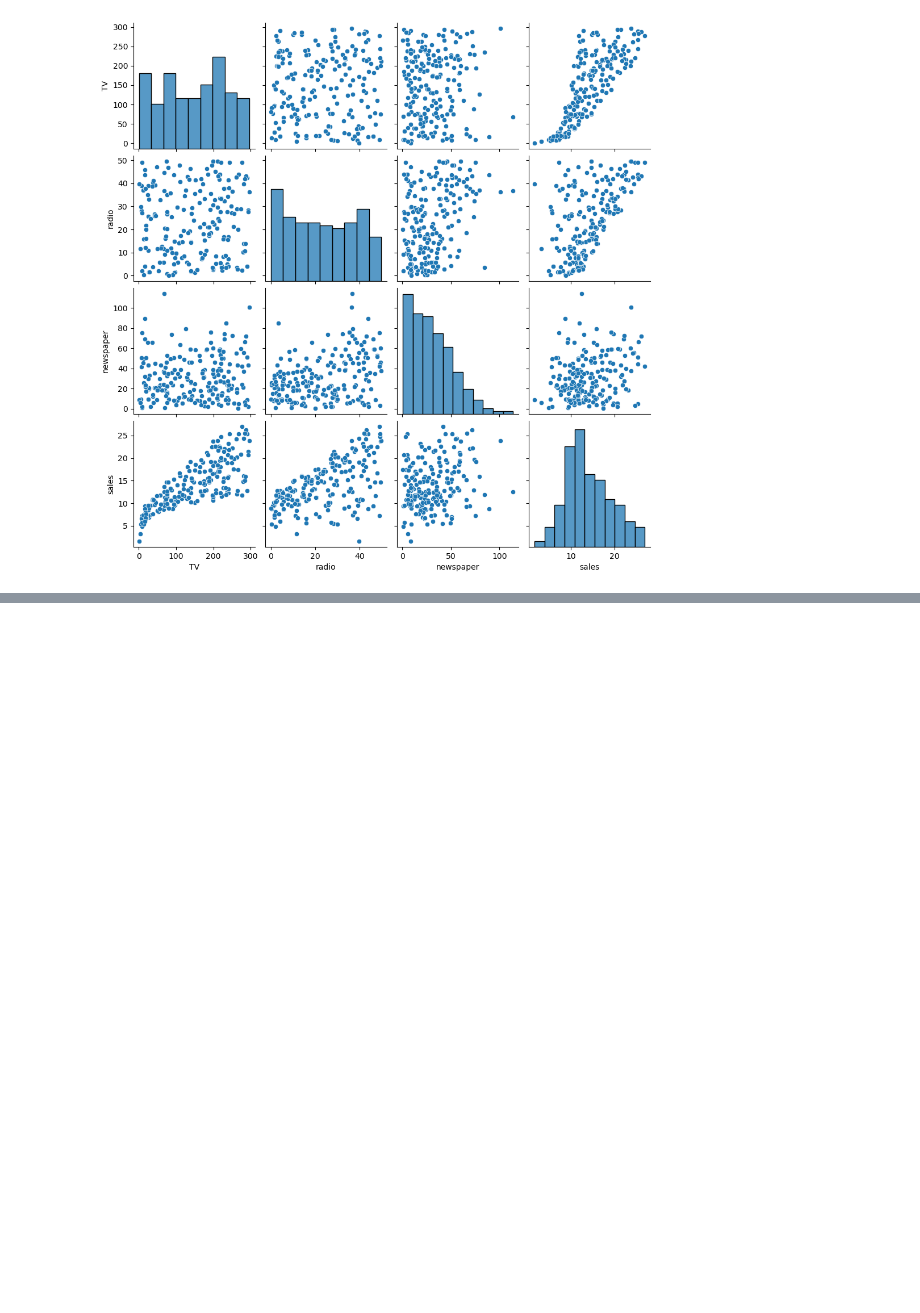
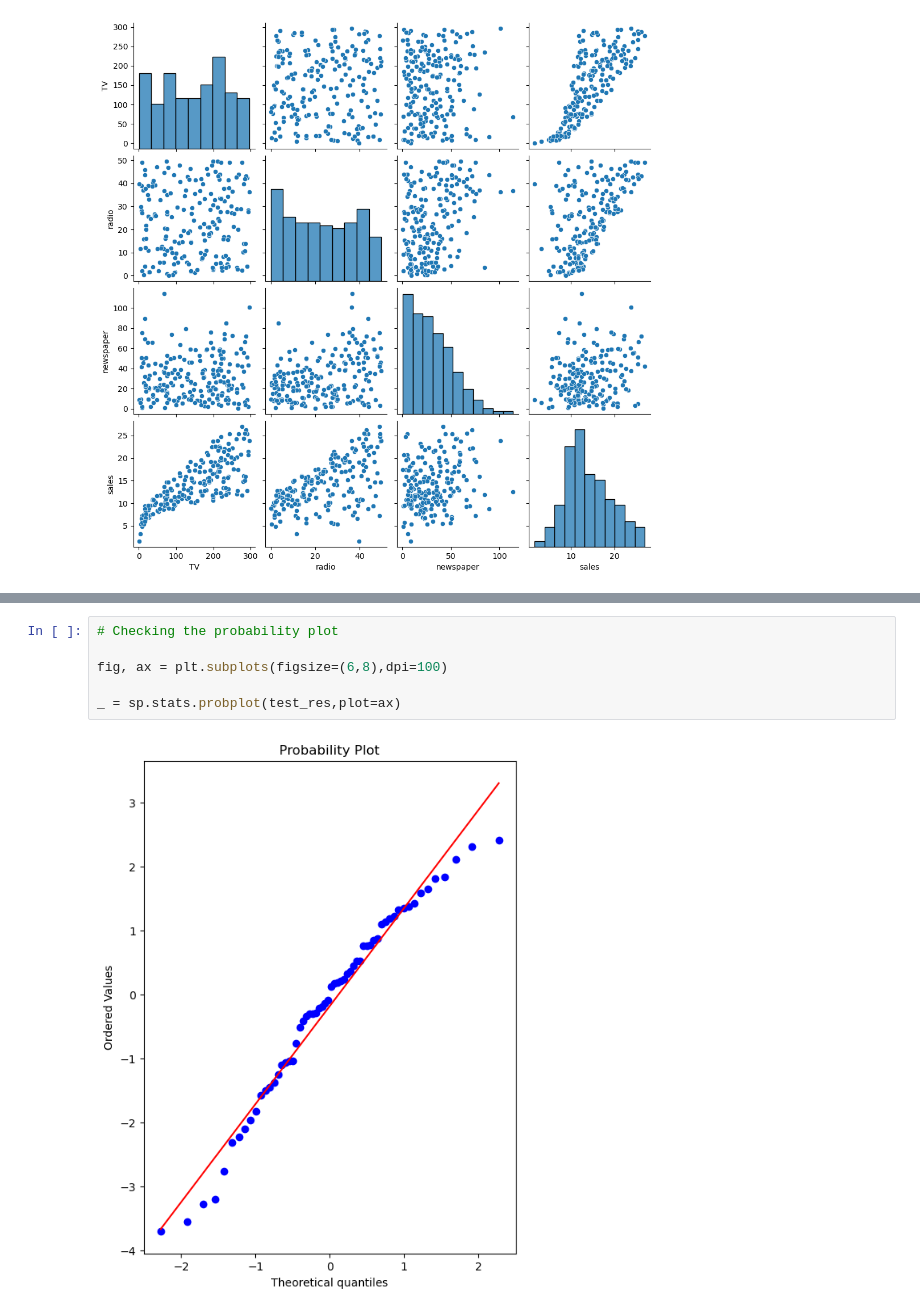
Before and after one commit to maginbu-0/Machine-Learning, a Jupyter notebook: Linear Regression Models/Linear Regression Models.ipynb, the cells around one changed output, grey strips where cells are left out. Saved outputs shown, nothing was run; the diff lists cells and outputs as text; blank space fills up the shorter version.

```diff
--- a/Linear Regression Models/Linear Regression Models.ipynb
+++ b/Linear Regression Models/Linear Regression Models.ipynb
@@ -83,0 +142,8 @@ X
+# %%
+# Checking the probability plot
+
+fig, ax = plt.subplots(figsize=(6,8),dpi=100)
+
+_ = sp.stats.probplot(test_res,plot=ax)
+# %% [output]
+[figure, added]
```
Also changed, not shown: parts of 11 cells of this notebook.
